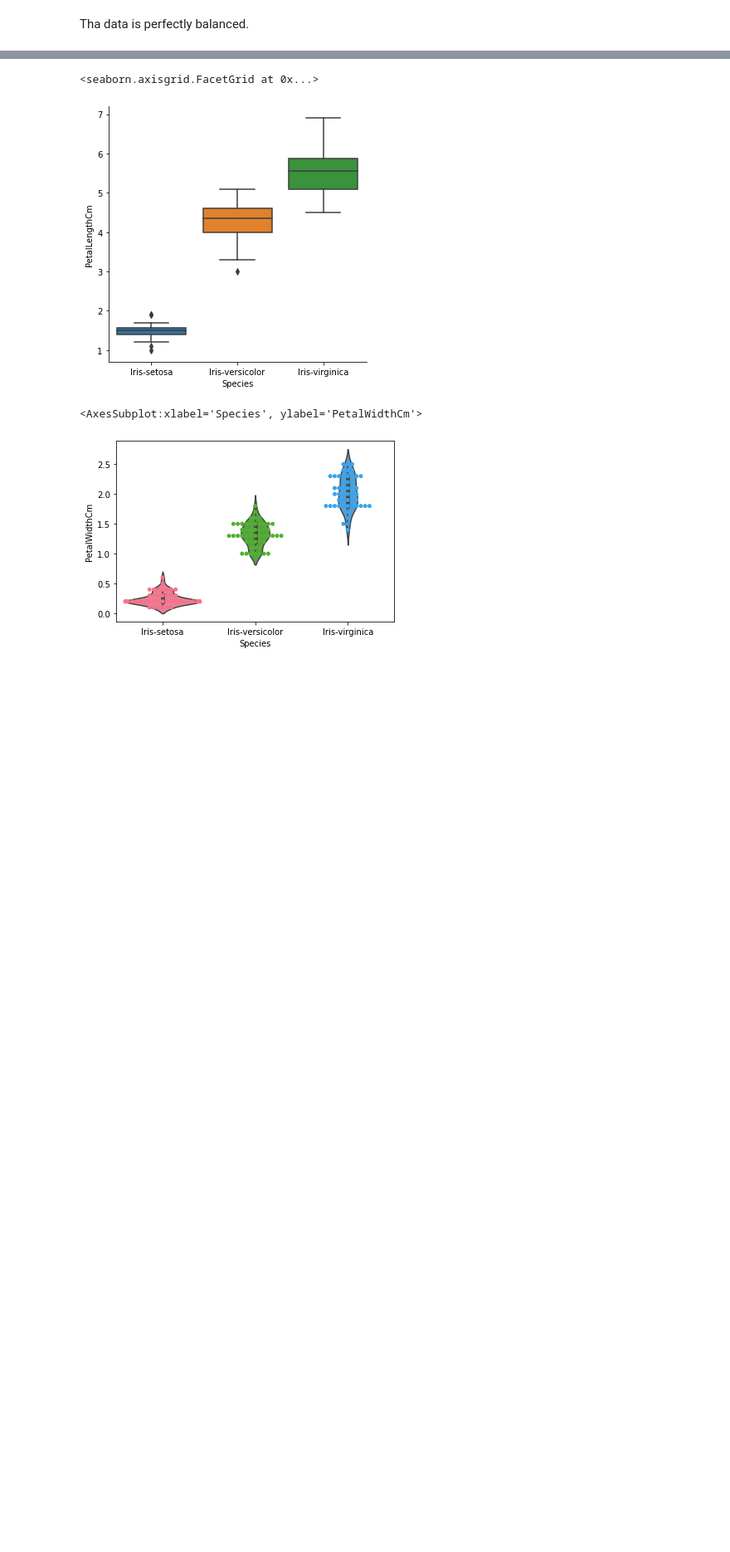
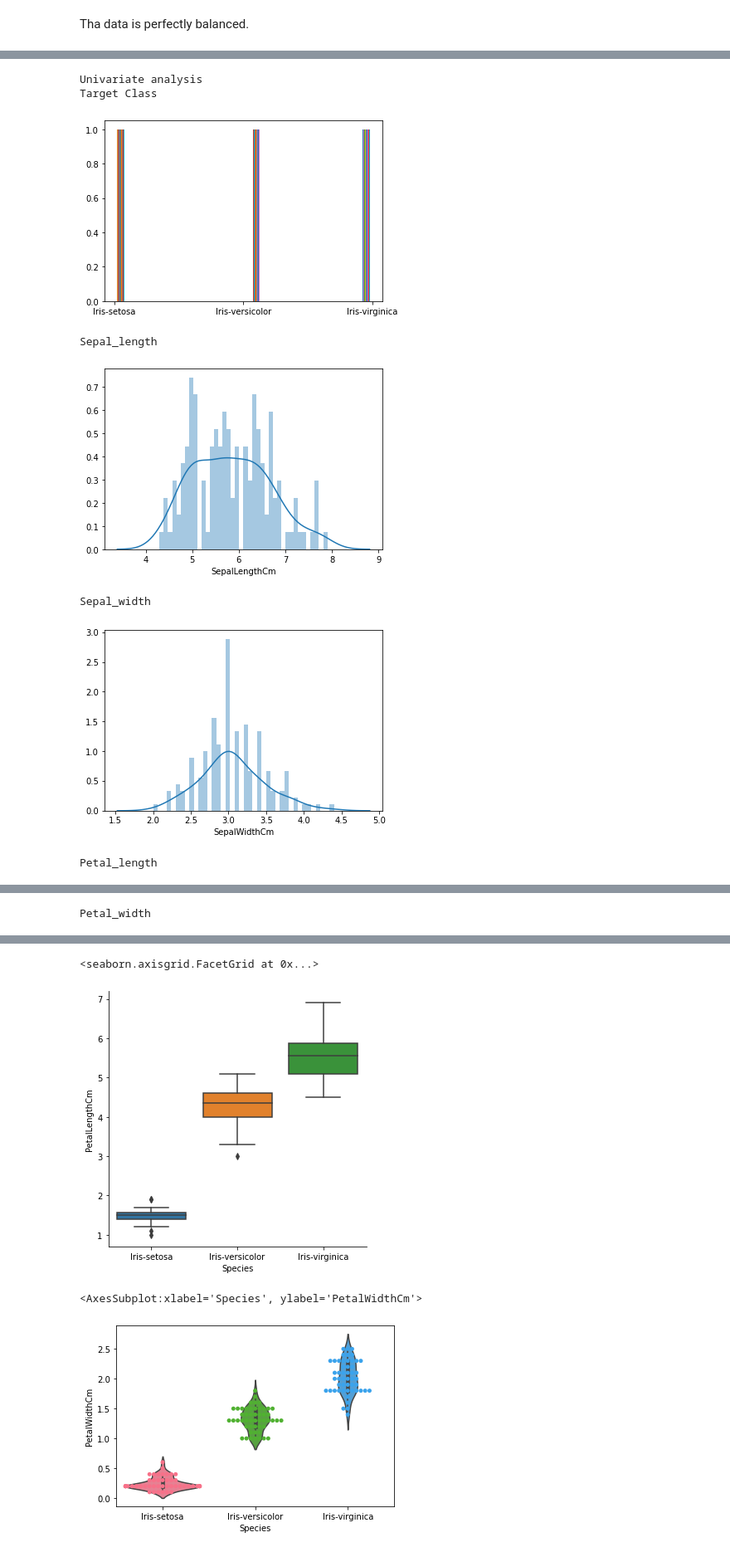
Before and after one commit to KavishGoyal/Grip_Tasks, a Jupyter notebook: Task_3_Unsupervised_Learning.ipynb, the cells around one changed output, grey strips where cells are left out. Shown at 83% size. Drawn from its saved outputs; the diff is of its cells as text; code cells hidden in the pictures; blank space fills up the shorter version.

```diff
--- a/Task_3_Unsupervised_Learning.ipynb
+++ b/Task_3_Unsupervised_Learning.ipynb
@@ -76,0 +93,27 @@ iris_data['SepalLengthCm'].plot(kind = 'line')
+# %%
+#Exploratory data analysis
+print("Univariate analysis")
+print("Target Class")
+plt.hist(iris_data['Species'])
+plt.show()
+print ("Sepal_length")
+sns.distplot(iris_data['SepalLengthCm'],kde=True,bins=40)
+plt.show()
+print ("Sepal_width")
+sns.distplot(iris_data['SepalWidthCm'],kde=True,bins=40)
+plt.show()
+print ("Petal_length")
+sns.distplot(iris_data['PetalLengthCm'],kde=True,bins=40)
+plt.show()
+print ("Petal_width")
+sns.distplot(iris_data['PetalWidthCm'],kde=True,bins=40)
+plt.show()
+# %% [output]
+Univariate analysis
+Target Class
+[figure, added]
+Sepal_length
+[figure, added]
+Sepal_width
+[figure, added]
+Petal_length
@@ -76,0 +121 @@ iris_data['SepalLengthCm'].plot(kind = 'line')
+Petal_width
```
Also changed, not shown: parts of 27 cells of this notebook.
